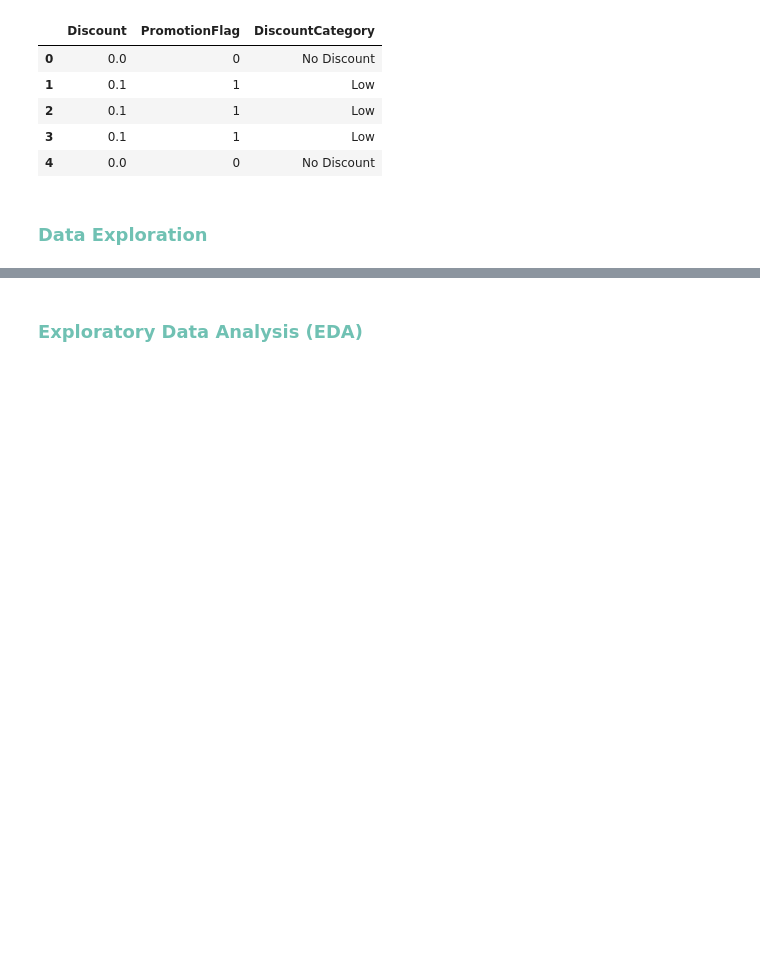
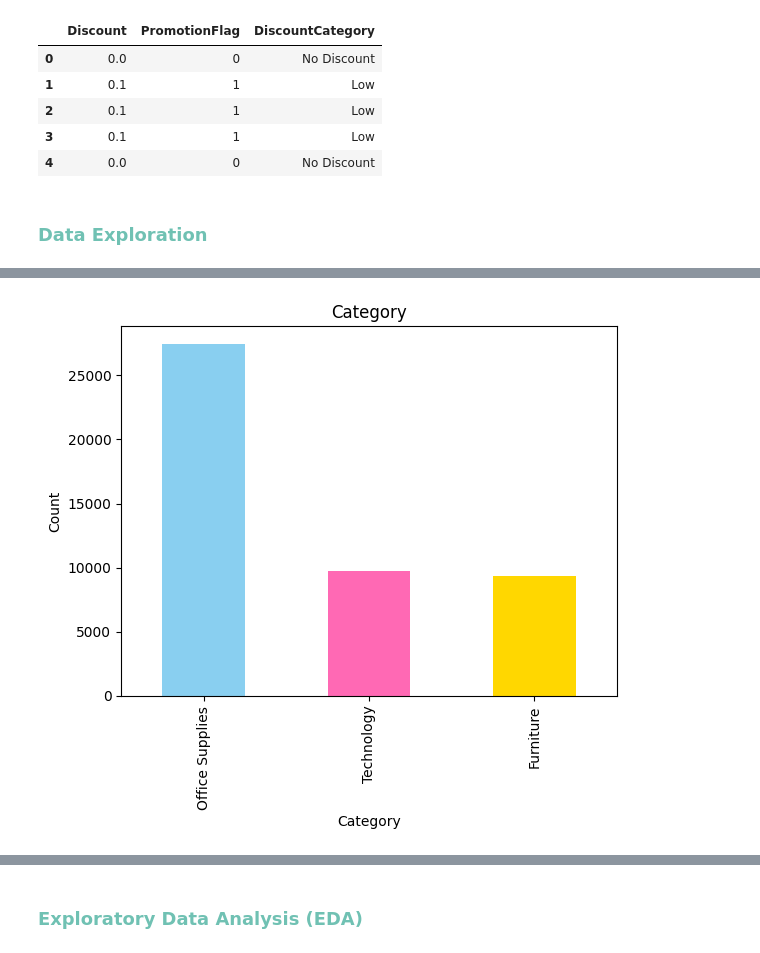
Before and after one commit to rahmaanwer22/DEPI_Project, a Jupyter notebook: DepiProject.ipynb, the cells around one changed output, grey strips where cells are left out. Cells and saved outputs as stored; diff of their text form; code cells hidden in the pictures; blank space fills up the shorter version.

```diff
--- a/DepiProject.ipynb
+++ b/DepiProject.ipynb
@@ -249,0 +289,7 @@ data[['Discount', 'PromotionFlag', 'DiscountCategory']].head()
+# %%
+df["Category"].value_counts().plot(kind="bar", color=colors)
+plt.title("Category")
+plt.ylabel("Count")
+plt.show()
+# %% [output]
+[figure, added]
```
Also changed, not shown: parts of 31 cells of this notebook.
